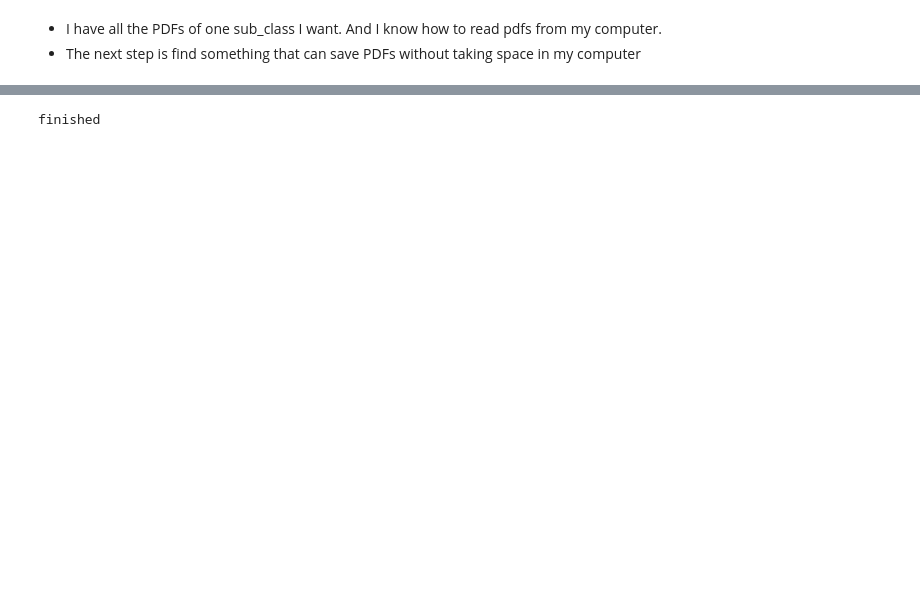
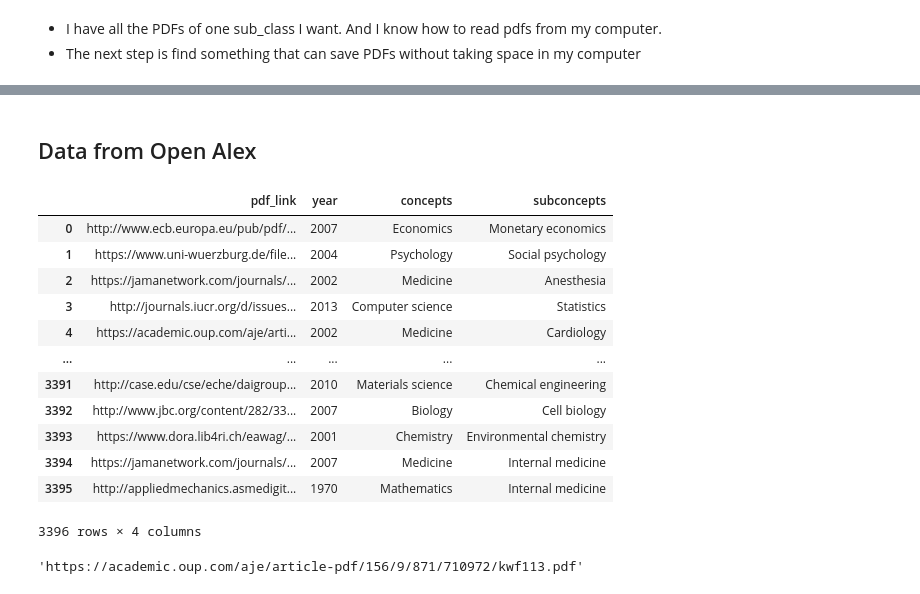
Before and after one commit to Fito-22/WorkingPaper, a Jupyter notebook: notebooks/Proyect Data Science Classifier.ipynb, the cells around one changed output, grey strips where cells are left out. Saved outputs shown, nothing was run; the diff lists cells and outputs as text; code cells hidden in the pictures; blank space fills up the shorter version.

```diff
--- a/notebooks/Proyect Data Science Classifier.ipynb
+++ b/notebooks/Proyect Data Science Classifier.ipynb
@@ -151,7 +224,2 @@ example_data.to_csv('example_data.csv')
-# %%
-for index, url in enumerate(PDF_list[:6]):
-    name = f"file_{index}.pdf"
-    !rm -r $name
-print('finished')
-# %% [output]
-finished
+# %% [markdown]
+## Data from Open Alex
@@ -157,0 +228,23 @@ finished
+# %%
+alex_links_df = pd.read_csv('../raw_data/joined_link_data_0-71.csv')
+alex_links_df
+# %% [output]
+|  | pdf_link | year | concepts | subconcepts |
+| 0 | http://www.ecb.europa.eu/pub/pdf/... | 2007 | Economics | Monetary economics |
+| 1 | https://www.uni-wuerzburg.de/file... | 2004 | Psychology | Social psychology |
+| 2 | https://jamanetwork.com/journals/... | 2002 | Medicine | Anesthesia |
+| 3 | http://journals.iucr.org/d/issues... | 2013 | Computer science | Statistics |
+| 4 | https://academic.oup.com/aje/arti... | 2002 | Medicine | Cardiology |
+| ... | ... | ... | ... | ... |
+| 3391 | http://case.edu/cse/eche/daigroup... | 2010 | Materials science | Chemical engineering |
+| 3392 | http://www.jbc.org/content/282/33... | 2007 | Biology | Cell biology |
+| 3393 | https://www.dora.lib4ri.ch/eawag/... | 2001 | Chemistry | Environmental chemistry |
+| 3394 | https://jamanetwork.com/journals/... | 2007 | Medicine | Internal medicine |
+| 3395 | http://appliedmechanics.asmedigit... | 1970 | Mathematics | Internal medicine |
+3396 rows × 4 columns
+# %%
+alex_links = alex_links_df['pdf_link']
+alex_links=list(alex_links)
+alex_links[4]
+# %% [output]
+'https://academic.oup.com/aje/article-pdf/156/9/871/710972/kwf113.pdf'
```
Also changed, not shown: parts of 40 cells of this notebook, 2 other files.
